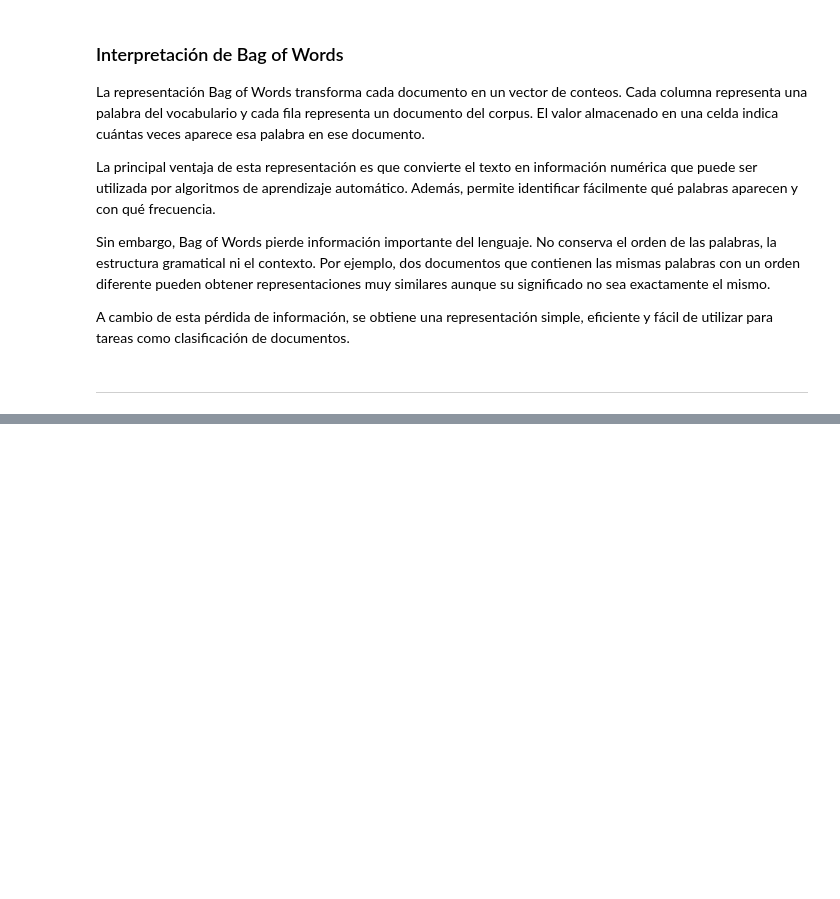
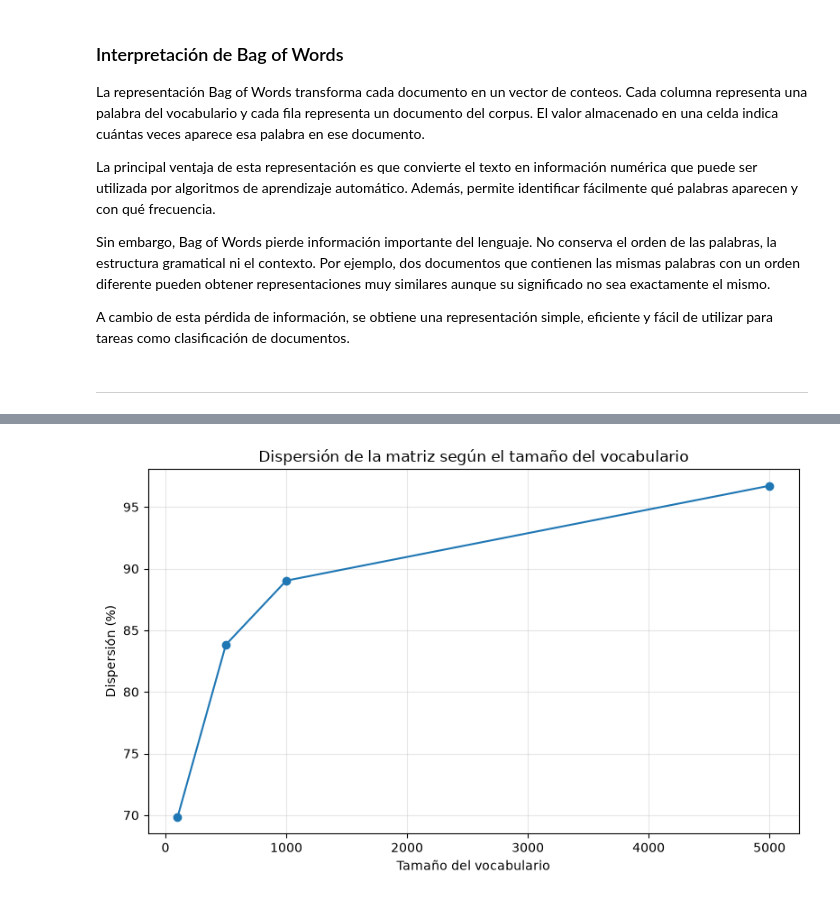
Before and after one commit to Cynthiss/NLP, a Jupyter notebook: lab2_nlp/Lab_2.ipynb, the cells around one changed output, grey strips where cells are left out. Cells and saved outputs as stored; diff of their text form; code cells hidden in the pictures; blank space fills up the shorter version.

```diff
--- a/lab2_nlp/Lab_2.ipynb
+++ b/lab2_nlp/Lab_2.ipynb
@@ -622,0 +692,20 @@ eficiente y fácil de utilizar para tareas como clasificación de documentos.
+# %%
+# Gráfica de dispersión según el tamaño del vocabulario
+
+plt.figure(figsize=(8,5))
+
+plt.plot(
+    df_sparsity["Vocabulario"],
+    df_sparsity["Dispersión (%)"],
+    marker="o"
+)
+
+plt.title("Dispersión de la matriz según el tamaño del vocabulario")
+plt.xlabel("Tamaño del vocabulario")
+plt.ylabel("Dispersión (%)")
+
+plt.grid(alpha=0.3)
+plt.tight_layout()
+plt.show()
+# %% [output]
+[figure, added]
```
Also changed, not shown: parts of 5 cells of this notebook.
